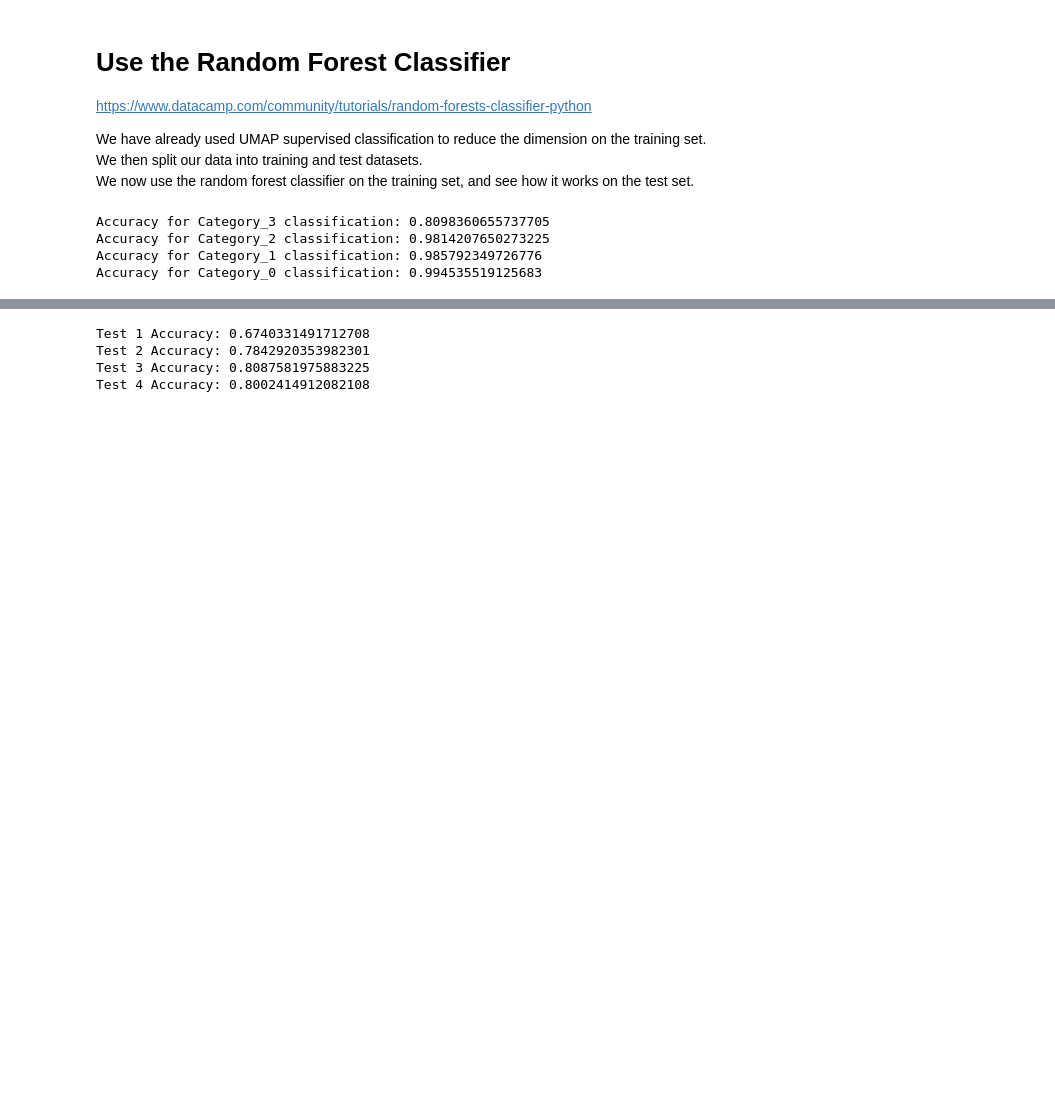
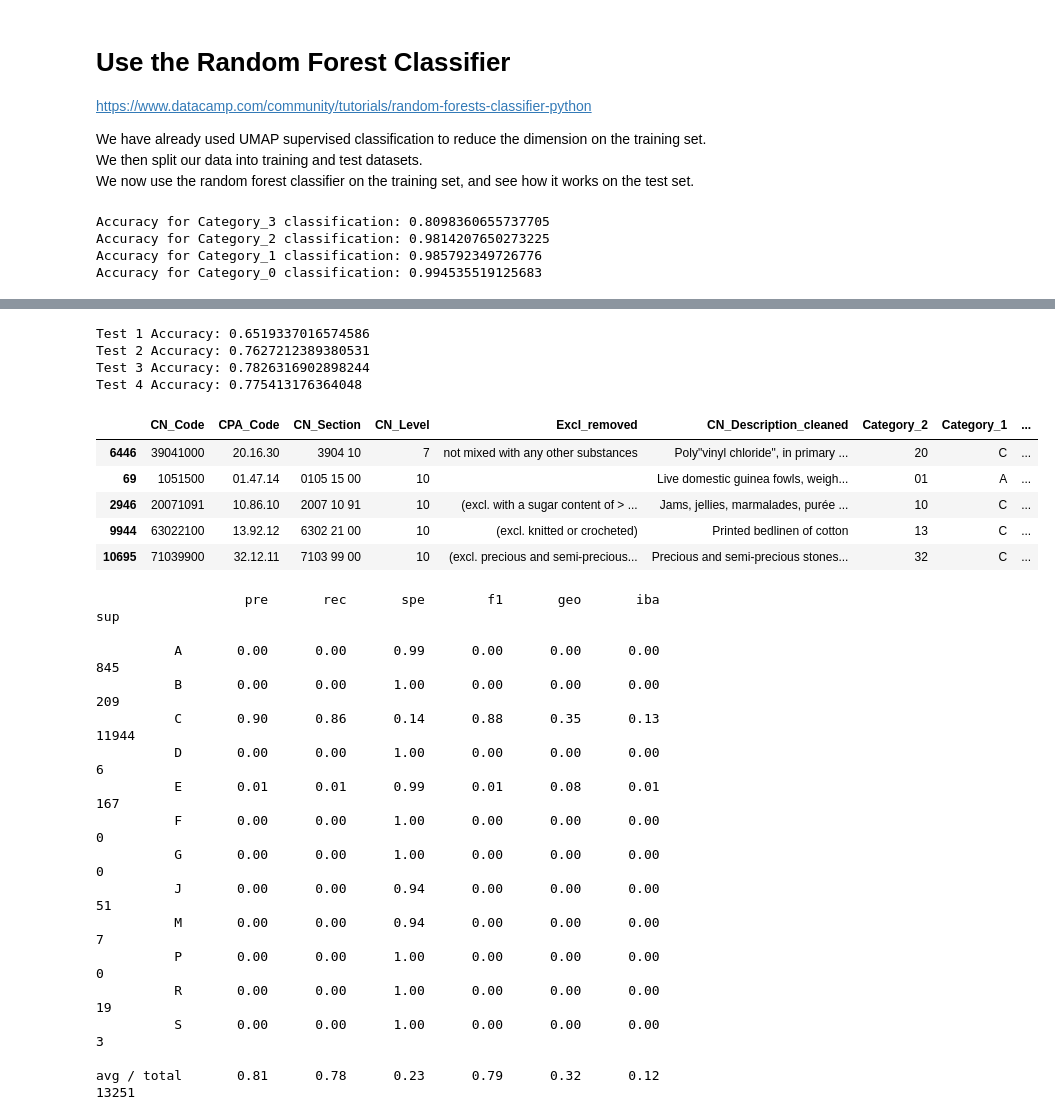
Before and after one commit to anniechocs/Data-science-accelerator, a Jupyter notebook: notebooks/Supervised_Classifier.ipynb, the cells around one changed output, grey strips where cells are left out. Saved outputs shown, nothing was run; the diff lists cells and outputs as text; code cells hidden in the pictures; blank space fills up the shorter version.

```diff
--- a/notebooks/Supervised_Classifier.ipynb
+++ b/notebooks/Supervised_Classifier.ipynb
@@ -81,12 +81,10 @@ df.sample(5)
 ### Vectorize CPA data using FastText
 # %%
 text_to_vec = functools.partial(text_processing.vectorize_text, wv)
-df["Descr_cleaned_vectorized"] = df.Descr_cleaned.apply(
-    text_to_vec
-)
+df["Descr_cleaned_vectorized"] = df.Descr_cleaned.apply(text_to_vec)
 # %%
 # reduce the dimension for the whole lot
-df['Reduced_dim'] = text_processing.reduce_dimensionality(df.Descr_cleaned_vectorized)
+df['Reduced_dim'] = text_processing.reduce_dimensionality(df.Descr_cleaned_vectorized,10)
 # reduce the dimension for the whole lot using supervised learning
 df['Reduced_dim_supervised'] = text_processing.reduce_dimensionality_supervised(df.Descr_cleaned_vectorized,df.Category_2)
 # %% [output]
@@ -202,7 +199,7 @@ CN["Descr_cleaned_vectorized"] = CN.CN_Description_cleaned.apply(
     text_to_vec
 )
 # %%
-CN['Reduced_dim'] = text_processing.reduce_dimensionality(CN.Descr_cleaned_vectorized)
+CN['Reduced_dim'] = text_processing.reduce_dimensionality(CN.Descr_cleaned_vectorized, 10)
 #CN_test_df = CN[(CN.Category_2.notnull()) & (CN.CN_Level==4)]
 #CN_test_df['Reduced_dim'] = text_processing.reduce_dimensionality(CN_test_df.Descr_cleaned_vectorized)
 
@@ -255,34 +251,61 @@ CN_test_df= CN[(CN.Category_2.notnull()) & (CN.CN_Level==7)]
 CN_test = np.array(list(CN_test_df["Reduced_dim"].values))
 #y_test = np.array(list(test_set.Cat.values))
 y_CN_pred=clf.predict(CN_test)
 
 y_CN_test = np.array(list(CN_test_df[this_cat]))
 # Model Accuracy, how often is the classifier correct?
 print("Test 2 Accuracy:",metrics.accuracy_score(y_CN_test, y_CN_pred))
 #CN_test_df['Predicted'] = pd.Series(data=y_CN_pred.tolist(), index=CN_test_df.index)
 
 ########## test 3
 CN_test_df= CN[(CN.Category_2.notnull()) & (CN.CN_Level==10)]
 CN_test = np.array(list(CN_test_df["Reduced_dim"].values))
 #y_test = np.array(list(test_set.Cat.values))
 y_CN_pred=clf.predict(CN_test)
 
 y_CN_test = np.array(list(CN_test_df[this_cat]))
 # Model Accuracy, how often is the classifier correct?
 print("Test 3 Accuracy:",metrics.accuracy_score(y_CN_test, y_CN_pred))
 #CN_test_df['Predicted'] = pd.Series(data=y_CN_pred.tolist(), index=CN_test_df.index)
 
 ######## test 4
 CN_test_df= CN[(CN.Category_2.notnull())]
 CN_test = np.array(list(CN_test_df["Reduced_dim"].values))
 #y_test = np.array(list(test_set.Cat.values))
 y_CN_pred=clf.predict(CN_test)
 
 y_CN_test = np.array(list(CN_test_df[this_cat]))
 # Model Accuracy, how often is the classifier correct?
 print("Test 4 Accuracy:",metrics.accuracy_score(y_CN_test, y_CN_pred))
+
+Results = CN_test_df.drop(['Descr_cleaned_vectorized','Reduced_dim'],axis=1).copy()
+Results['Predicted'] = pd.Series(data=y_CN_pred.tolist(), index=CN_test_df.index)
+display(Results.sample(5))
+print(classification_report_imbalanced(y_CN_test, y_CN_pred))
 # %% [output]
-Test 1 Accuracy: 0.6740331491712708
-Test 2 Accuracy: 0.7842920353982301
-Test 3 Accuracy: 0.8087581975883225
-Test 4 Accuracy: 0.8002414912082108
+Test 1 Accuracy: 0.6519337016574586
+Test 2 Accuracy: 0.7627212389380531
+Test 3 Accuracy: 0.7826316902898244
+Test 4 Accuracy: 0.775413176364048
+|  | CN_Code | CPA_Code | CN_Section | CN_Level | Excl_removed | CN_Description_cleaned | Category_2 | Category_1 | ... |
+| 6446 | 39041000 | 20.16.30 | 3904 10 | 7 | not mixed with any other substances | Poly"vinyl chloride", in primary ... | 20 | C | ... |
+| 69 | 1051500 | 01.47.14 | 0105 15 00 | 10 |  | Live domestic guinea fowls, weigh... | 01 | A | ... |
+| 2946 | 20071091 | 10.86.10 | 2007 10 91 | 10 | (excl. with a sugar content of > ... | Jams, jellies, marmalades, purée ... | 10 | C | ... |
+| 9944 | 63022100 | 13.92.12 | 6302 21 00 | 10 | (excl. knitted or crocheted) | Printed bedlinen of cotton | 13 | C | ... |
+| 10695 | 71039900 | 32.12.11 | 7103 99 00 | 10 | (excl. precious and semi-precious... | Precious and semi-precious stones... | 32 | C | ... |
+                   pre       rec       spe        f1       geo       iba       sup
+
+          A       0.00      0.00      0.99      0.00      0.00      0.00       845
+          B       0.00      0.00      1.00      0.00      0.00      0.00       209
+          C       0.90      0.86      0.14      0.88      0.35      0.13     11944
+          D       0.00      0.00      1.00      0.00      0.00      0.00         6
+          E       0.01      0.01      0.99      0.01      0.08      0.01       167
+          F       0.00      0.00      1.00      0.00      0.00      0.00         0
+          G       0.00      0.00      1.00      0.00      0.00      0.00         0
+          J       0.00      0.00      0.94      0.00      0.00      0.00        51
+          M       0.00      0.00      0.94      0.00      0.00      0.00         7
+          P       0.00      0.00      1.00      0.00      0.00      0.00         0
+          R       0.00      0.00      1.00      0.00      0.00      0.00        19
+          S       0.00      0.00      1.00      0.00      0.00      0.00         3
+
+avg / total       0.81      0.78      0.23      0.79      0.32      0.12     13251
```
Also changed, not shown: parts of 12 cells of this notebook, 6 other files.
